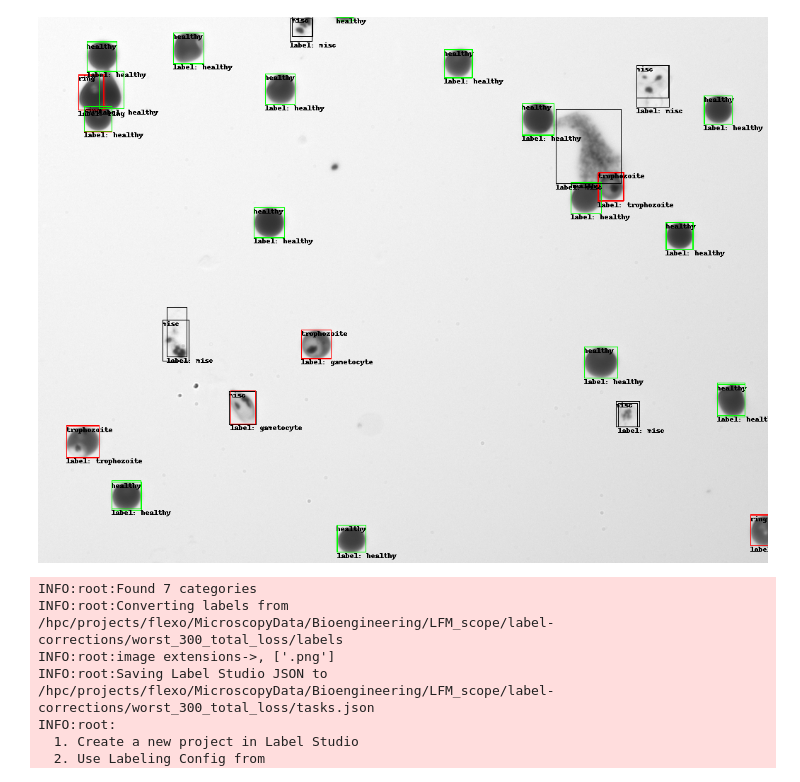
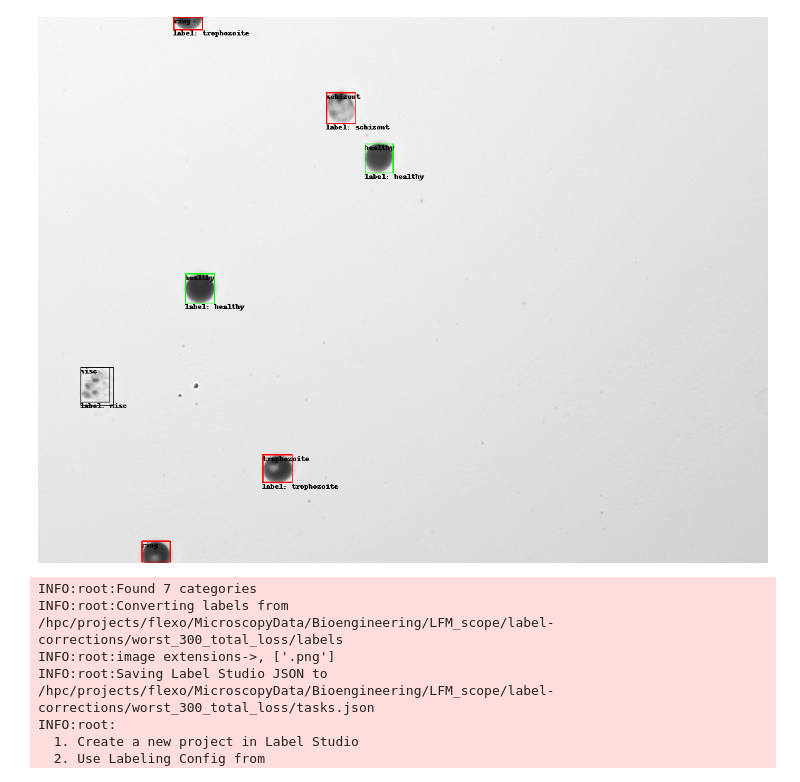
Before and after one commit to czbiohub-sf/lfm-data-utilities, a Jupyter notebook: lfm_data_utilities/model_evaluations/yogo/loss-ranking.ipynb, the cells around one changed output. Saved outputs shown, nothing was run; the diff lists cells and outputs as text; code cells hidden in the pictures.

```diff
--- a/lfm_data_utilities/model_evaluations/yogo/loss-ranking.ipynb
+++ b/lfm_data_utilities/model_evaluations/yogo/loss-ranking.ipynb
@@ -42,8 +42,7 @@ init_notebook_mode(all_interactive=True)
 [interactive output not drawn]
 # %%
 PATH_TO_MODEL = (
-    "/hpc/projects/flexo/MicroscopyData/Bioengineering"
-    "/LFM_scope/yogo_models/honest-sweep-51/best.pth"
+    "/home/axel.jacobsen/celldiagnosis/yogo/trained_models/comfy-shadow-1099/best.pth"
 )
 
 # I think I may need to put this dataset defn. file somewhere else
@@ -64,6 +69,6 @@ show(df)
 # %%
-display_preds_and_labels(5903)
+display_preds_and_labels(4210)
 # %% [output]
-[figure, old version]
+[figure, new version]
 # %%
 index_image_label_rows = select_top_n_paths(
```
Also changed, not shown: parts of 3 cells of this notebook, 1 other file.
